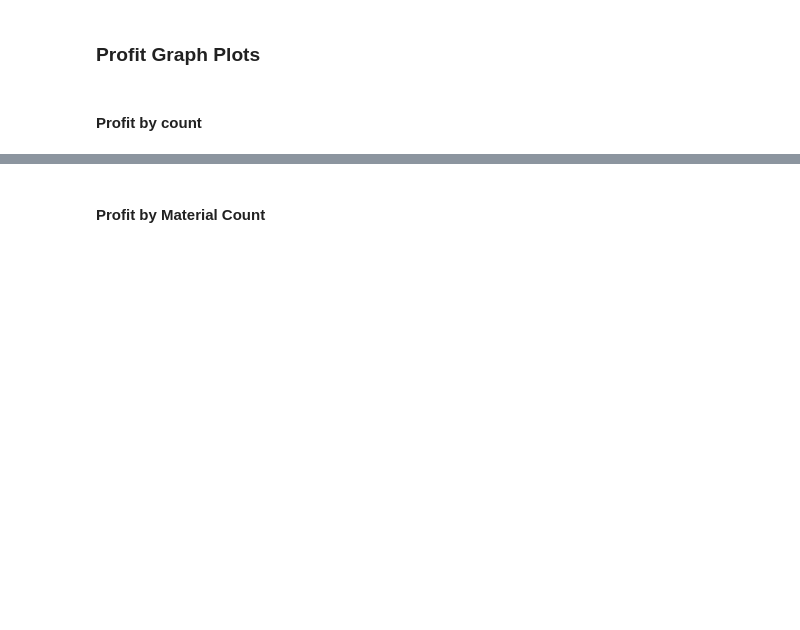
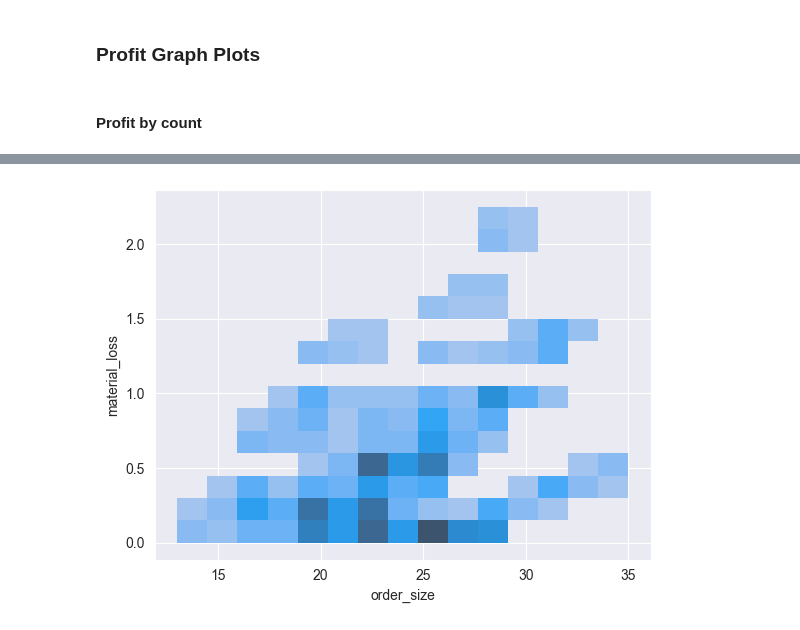
Before and after one commit to DanielLevenstein/Product_Profitability_Study, a Jupyter notebook: product_pricing.ipynb, the cells around one changed output, grey strips where cells are left out. Cells and saved outputs as stored; diff of their text form; code cells hidden in the pictures; blank space fills up the shorter version.

```diff
--- a/product_pricing.ipynb
+++ b/product_pricing.ipynb
@@ -123,2 +132,6 @@ sns.histplot(x='profit', data=df_price);
-# %% [markdown]
-#### Profit by Material Count
+# %%
+# Creating single metric for order size for future graphs
+df_price['order_size'] = df_price['length'] + df_price['weight'] + df_price['num_colors']
+sns.histplot(data=df_price, x='order_size', y='material_loss');
+# %% [output]
+[figure, added]
```
Also changed, not shown: parts of 22 cells of this notebook.
